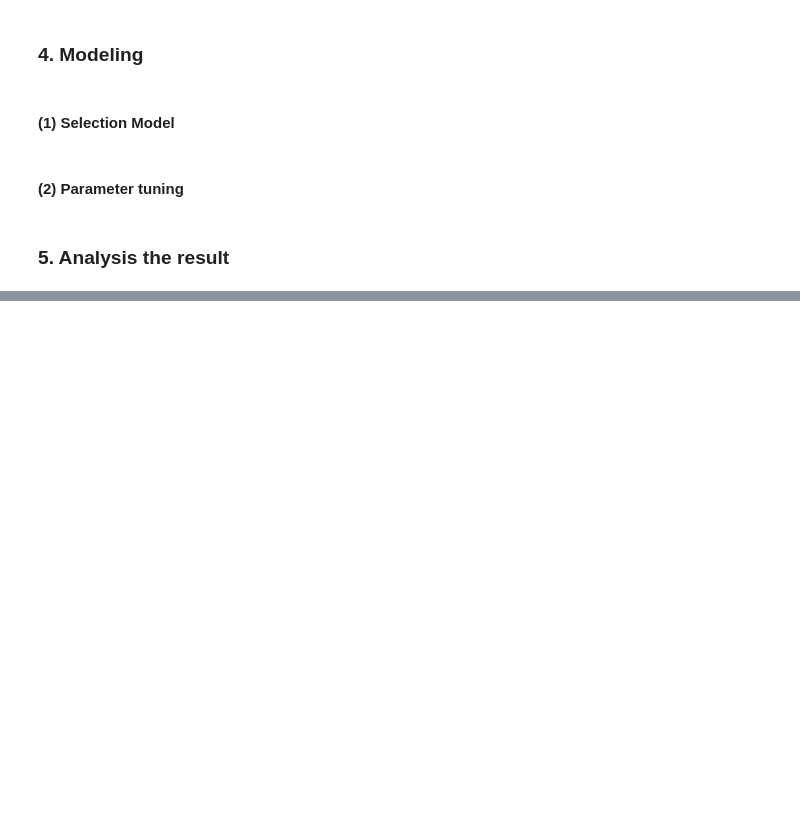
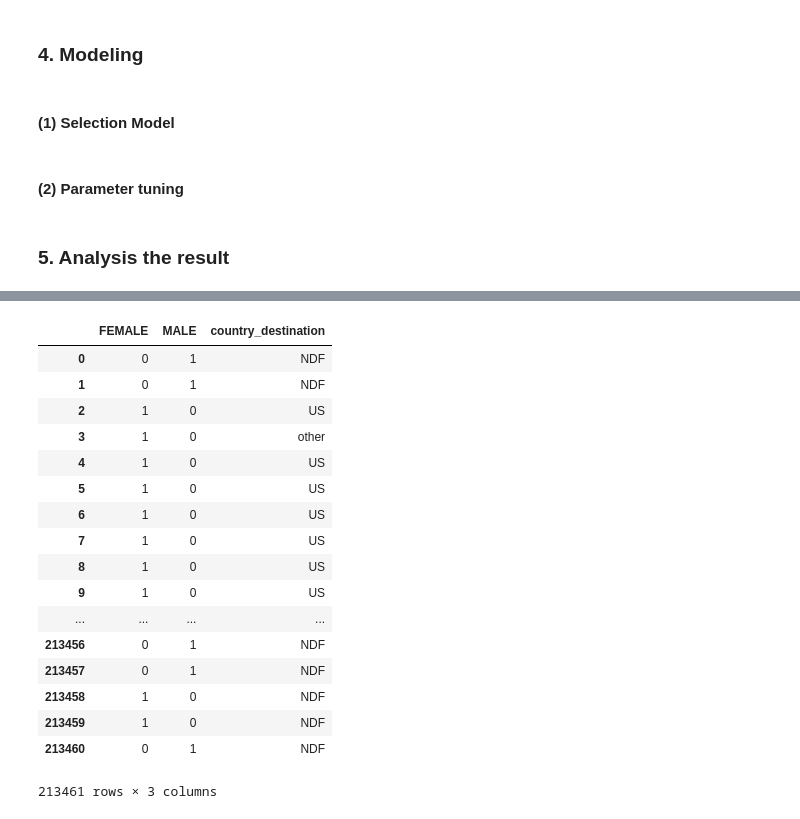
Before and after one commit to wjy5446/airbnb-new-booking, a Jupyter notebook: joe/full_report.ipynb, the cells around one changed output, grey strips where cells are left out. Saved outputs shown, nothing was run; the diff lists cells and outputs as text; code cells hidden in the pictures; blank space fills up the shorter version.

```diff
--- a/joe/full_report.ipynb
+++ b/joe/full_report.ipynb
@@ -352,3 +386,6 @@ df_test["lag_seconds"] = s_test_lag.apply(lambda x : x.seconds)
 #### (2) Parameter tuning
 # %% [markdown]
 ### 5. Analysis the result
+# %%
+train_all_remove = pd.read_csv("train_all_remove.csv")
+test_all_remove = pd.read_csv("test_all_remove.csv")
@@ -354,0 +413,21 @@ df_test["lag_seconds"] = s_test_lag.apply(lambda x : x.seconds)
+# %%
+train_all_remove.loc[:,['FEMALE', 'MALE', 'country_destination']]
+# %% [output]
+|  | FEMALE | MALE | country_destination |
+| 0 | 0 | 1 | NDF |
+| 1 | 0 | 1 | NDF |
+| 2 | 1 | 0 | US |
+| 3 | 1 | 0 | other |
+| 4 | 1 | 0 | US |
+| 5 | 1 | 0 | US |
+| 6 | 1 | 0 | US |
+| 7 | 1 | 0 | US |
+| 8 | 1 | 0 | US |
+| 9 | 1 | 0 | US |
+| ... | ... | ... | ... |
+| 213456 | 0 | 1 | NDF |
+| 213457 | 0 | 1 | NDF |
+| 213458 | 1 | 0 | NDF |
+| 213459 | 1 | 0 | NDF |
+| 213460 | 0 | 1 | NDF |
+213461 rows × 3 columns
```
Also changed, not shown: parts of 18 cells of this notebook, 1 other file.
